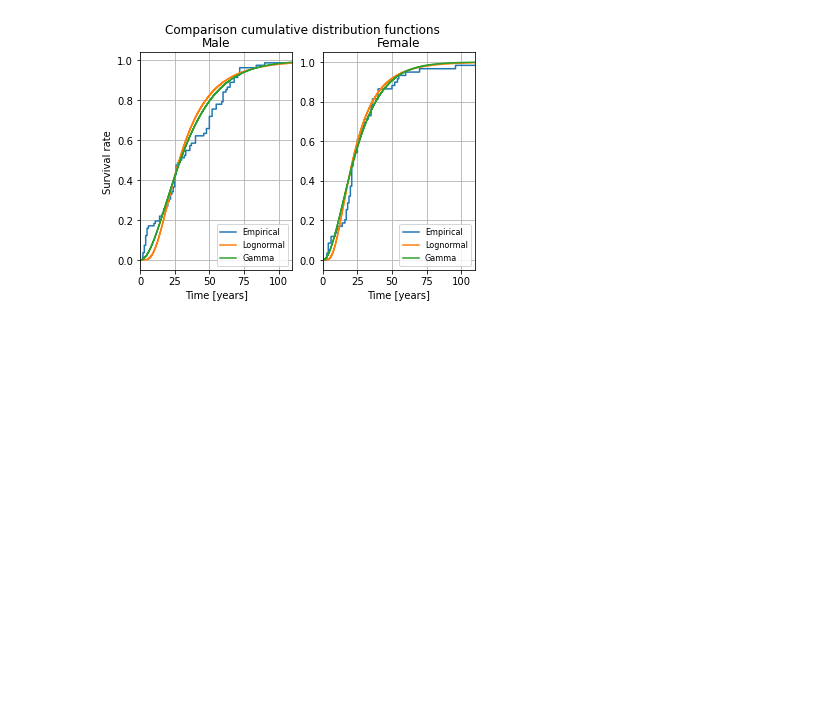
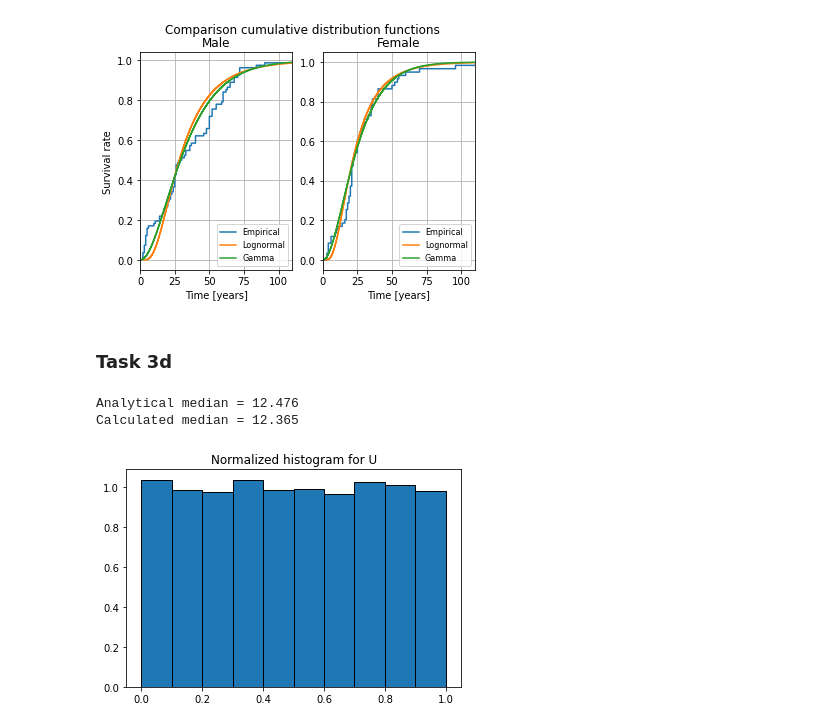
Before and after one commit to willidu/STK1100, a Jupyter notebook: oblig 2/besvarelse.ipynb, the cells around one changed output. Cells and saved outputs as stored; diff of their text form; code cells hidden in the pictures; blank space fills up the shorter version.

```diff
--- a/oblig 2/besvarelse.ipynb
+++ b/oblig 2/besvarelse.ipynb
@@ -155,3 +156,27 @@ plt.savefig('plot2d.pdf')
 plt.show()
 # %% [output]
 [figure]
+# %% [markdown]
+### Task 3d
+# %%
+n = 10_000
+lmbda = 48
+alpha = 3
+
+def F(x, lmbda=48, alpha=3):
+    return 1 - (1 + x/lmbda)**(-alpha) * (x>0)
+
+u = np.random.uniform(0, 1, n)
+plt.hist(u, density=True, edgecolor='black')
+plt.title('Normalized histogram for U')
+
+x = scipy.stats.lomax(c=alpha, scale=lmbda)
+X = x.rvs(size=n)
+print(f'Analytical median = {x.median():.3f}')
+print(f'Calculated median = {np.median(X):.3f}')
+
+plt.show()
+# %% [output]
+Analytical median = 12.476
+Calculated median = 12.365
+[figure, added]
```
Also changed, not shown: parts of 12 cells of this notebook, 2 other files.
